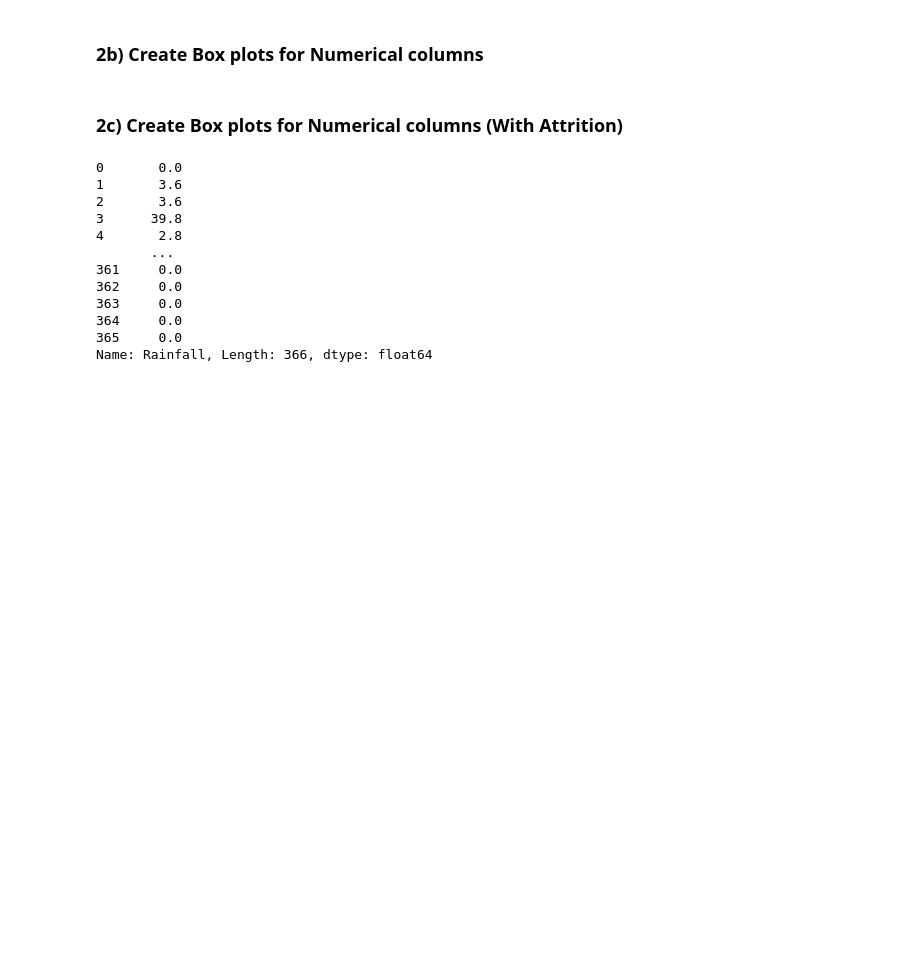
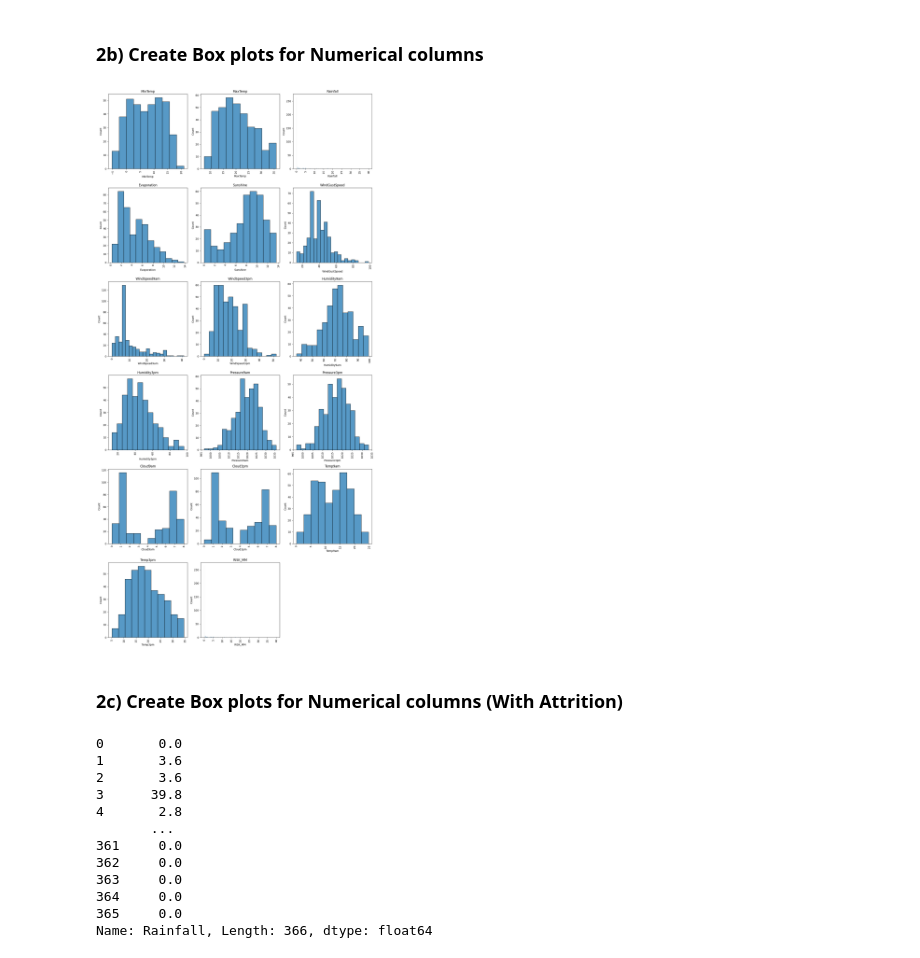
Before and after one commit to AllanMogley/02-Data-Science-Works, a Jupyter notebook: 04 Data Exploration/Data Works.ipynb, the cells around one changed output. Saved outputs shown, nothing was run; the diff lists cells and outputs as text; code cells hidden in the pictures; blank space fills up the shorter version.

```diff
--- a/04 Data Exploration/Data Works.ipynb
+++ b/04 Data Exploration/Data Works.ipynb
@@ -139,29 +174,31 @@ plt.show()
 # %%
 # Get names of all columns with data type 'object' ( cateforical columns)
 num_vars = df.select_dtypes(include = 'number').columns.tolist()
 
 # Create a figure with subplots
 num_cols = len(num_vars)
 num_rows = (num_cols + 2)
 fig, axs = plt.subplots(nrows = num_rows, ncols = 3, figsize = (15, 5*num_rows))
 axs = axs.flatten()
 
 # Create a countplot for each categorical variable using Searborn
 for i, var in enumerate(num_vars):
-    sns.boxplot(x = df[var], ax = axs[i])
+    sns.histplot(x = df[var], ax = axs[i])
     axs[i].set_title(var)
     axs[i].tick_params(axis = 'x', rotation = 90)
 
 # Remove any extra empty subplots if needed
 if num_cols < len(axs):
     for i in range(num_cols, len(axs)):
         fig.delaxes(axs[i])
 
 # Adjusting spacing between subplots
 fig.tight_layout()
 
 # Show plot
 plt.show()
+# %% [output]
+[figure, added]
 # %% [markdown]
 ### 2c) Create Box plots for Numerical columns (With Attrition)
 # %%
```
Also changed, not shown: parts of 8 cells of this notebook.
